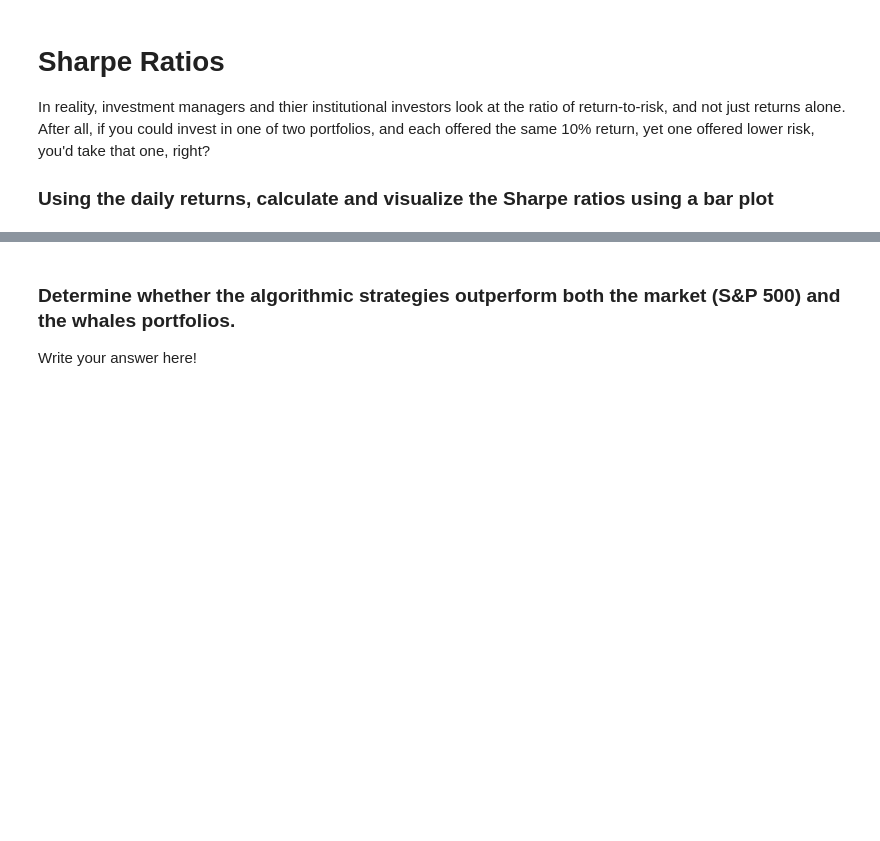
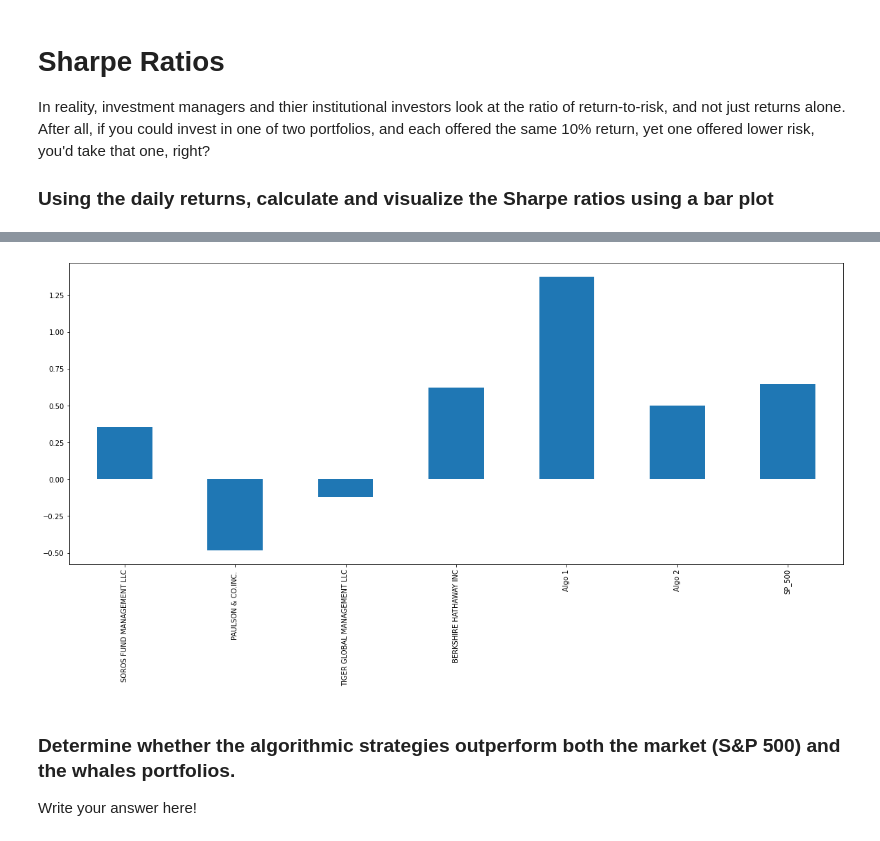
Before and after one commit to lrb924/Portfolio_Performance, a Jupyter notebook: whale_analysis.ipynb, the cells around one changed output, grey strips where cells are left out. Saved outputs shown, nothing was run; the diff lists cells and outputs as text; code cells hidden in the pictures; blank space fills up the shorter version.

```diff
--- a/whale_analysis.ipynb
+++ b/whale_analysis.ipynb
@@ -356,3 +432,5 @@ In reality, investment managers and thier institutional investors look at the ra
 ### Using the daily returns, calculate and visualize the Sharpe ratios using a bar plot
 # %%
 # Annualized Sharpe Ratios
+sharpe_ratio = (whale_algo_sp500_returns_df.mean() / whale_algo_sp500_returns_df.std())*np.sqrt(252)
+sharpe_ratio
@@ -359,5 +446,8 @@ In reality, investment managers and thier institutional investors look at the ra
 # %%
 # Visualize the sharpe ratios as a bar plot
+sharpe_ratio.plot(kind = "bar", figsize=(20,8));
+# %% [output]
+[figure, added]
 # %% [markdown]
 ### Determine whether the algorithmic strategies outperform both the market (S&P 500) and the whales portfolios.
 
```
Also changed, not shown: parts of 39 cells of this notebook, 2 other files.
